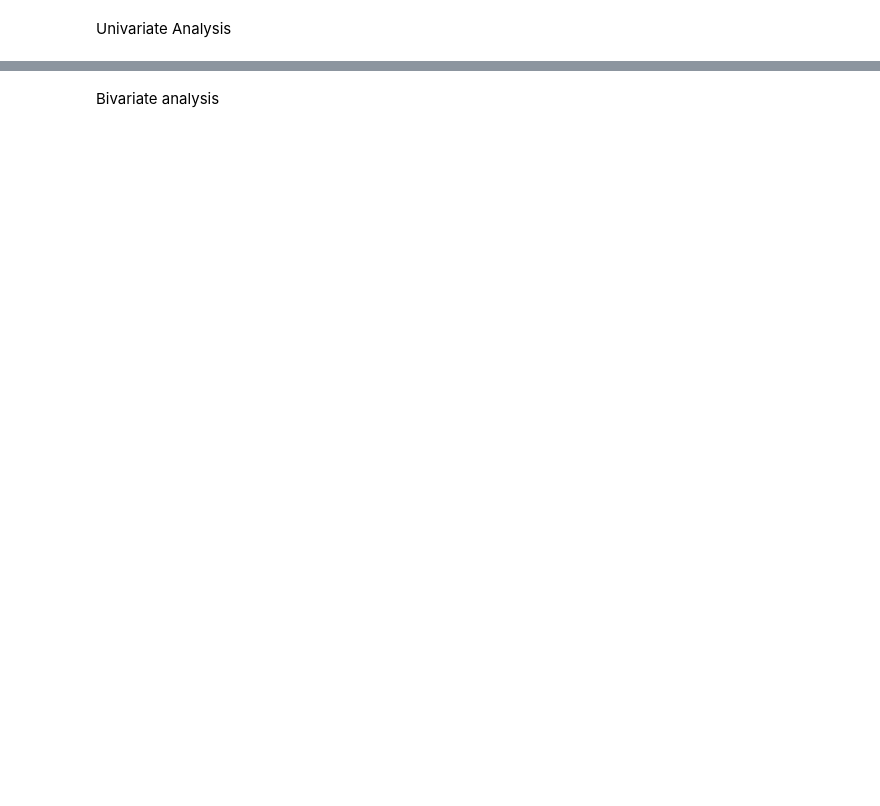
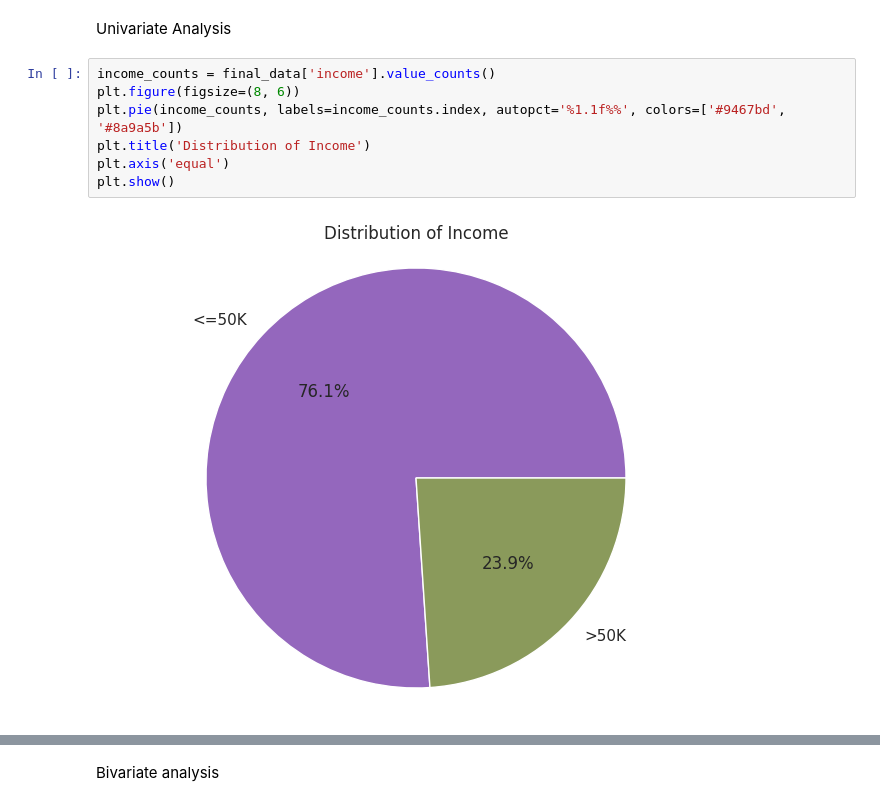
Before and after one commit to Exper626/Census-Income-ML, a Jupyter notebook: Census_Income_Unknown_replacement.ipynb, the cells around one changed output, grey strips where cells are left out. Saved outputs shown, nothing was run; the diff lists cells and outputs as text; blank space fills up the shorter version.

```diff
--- a/Census_Income_Unknown_replacement.ipynb
+++ b/Census_Income_Unknown_replacement.ipynb
@@ -276,2 +288,11 @@ final_data.shape
 # %% [markdown]
 Univariate Analysis
+# %%
+income_counts = final_data['income'].value_counts()
+plt.figure(figsize=(8, 6))
+plt.pie(income_counts, labels=income_counts.index, autopct='%1.1f%%', colors=['#9467bd', '#8a9a5b'])
+plt.title('Distribution of Income')
+plt.axis('equal')
+plt.show()
+# %% [output]
+[figure, added]
```
Also changed, not shown: parts of 15 cells of this notebook.
